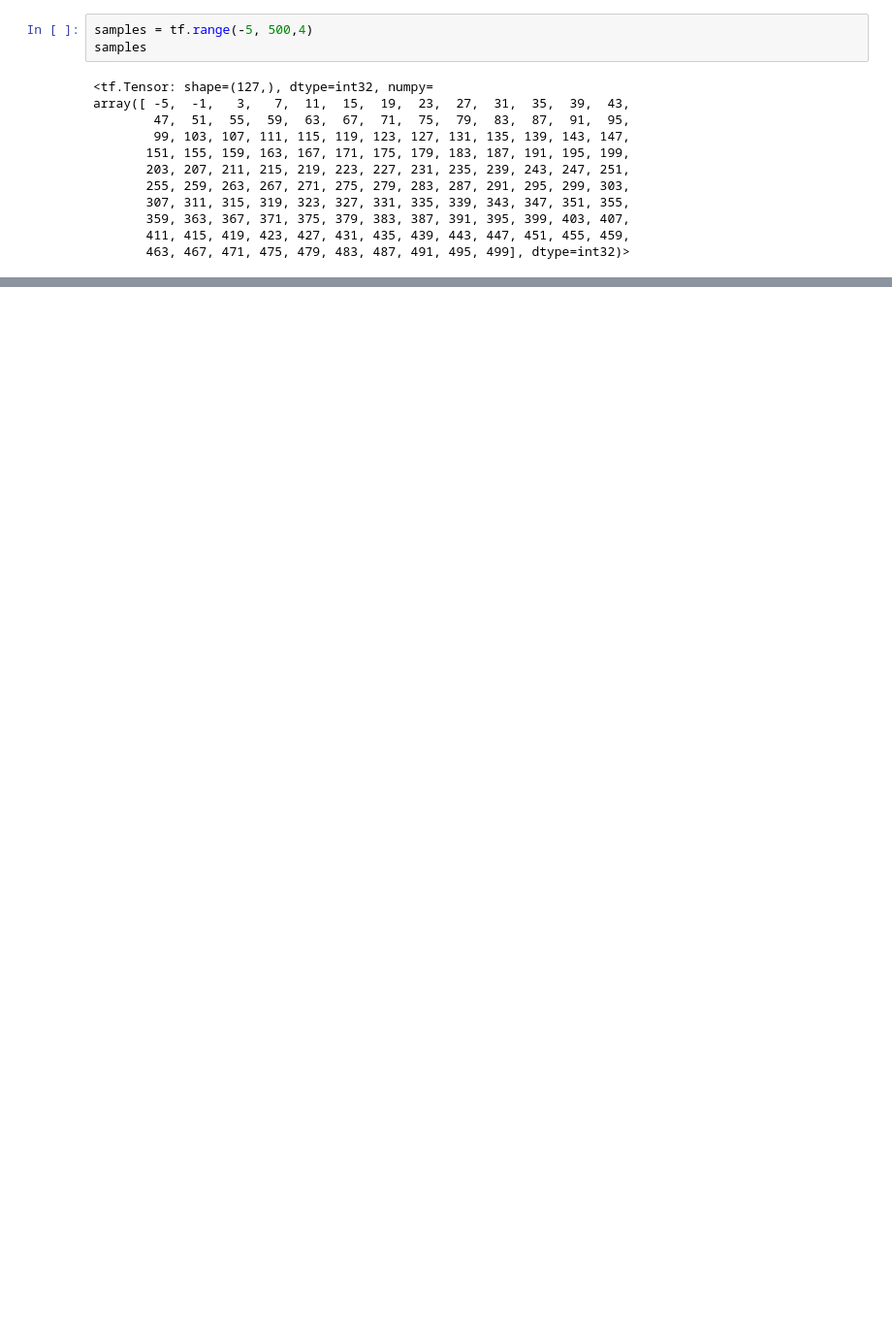
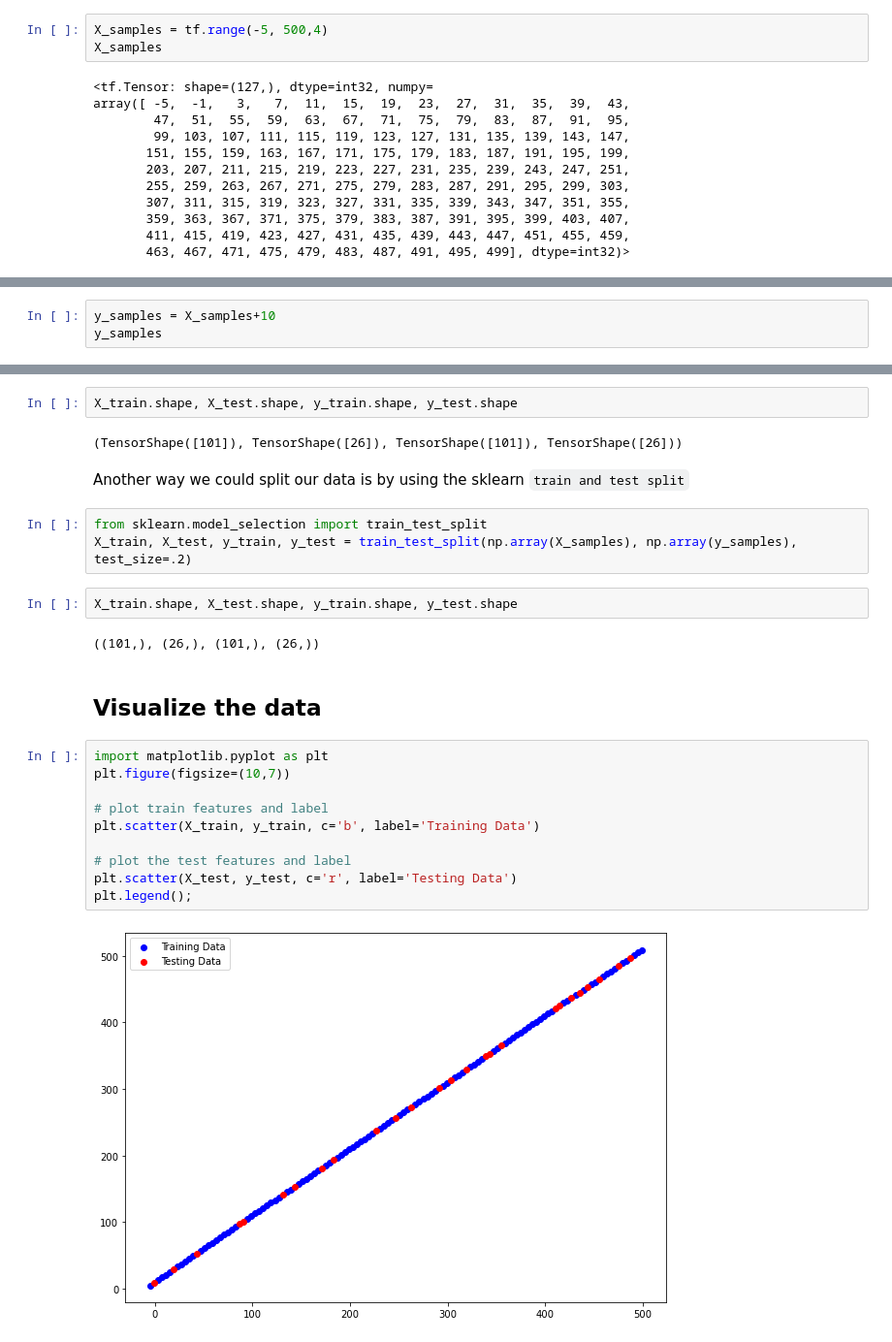
Before and after one commit to anice1/Tensorflow-Revision, a Jupyter notebook: Tensorflow Revision.ipynb, the cells around one changed output, grey strips where cells are left out. Shown at 97% size. Saved outputs shown, nothing was run; the diff lists cells and outputs as text; blank space fills up the shorter version.

```diff
--- a/Tensorflow Revision.ipynb
+++ b/Tensorflow Revision.ipynb
@@ -570,8 +570,8 @@ _________________________________________________________________
 # %% [markdown]
 ## Modelling  and Evaluation
 # %%
-samples = tf.range(-5, 500,4)
-samples
+X_samples = tf.range(-5, 500,4)
+X_samples
 # %% [output]
 <tf.Tensor: shape=(127,), dtype=int32, numpy=
 array([ -5,  -1,   3,   7,  11,  15,  19,  23,  27,  31,  35,  39,  43,
@@ -590,0 +592,3 @@ array([ -5,  -1,   3,   7,  11,  15,  19,  23,  27,  31,  35,  39,  43,
+# %%
+y_samples = X_samples+10
+y_samples
@@ -590,0 +614,27 @@ array([ -5,  -1,   3,   7,  11,  15,  19,  23,  27,  31,  35,  39,  43,
+# %%
+X_train.shape, X_test.shape, y_train.shape, y_test.shape
+# %% [output]
+(TensorShape([101]), TensorShape([26]), TensorShape([101]), TensorShape([26]))
+# %% [markdown]
+Another way we could split our data is by using the sklearn `train and test split`
+# %%
+from sklearn.model_selection import train_test_split
+X_train, X_test, y_train, y_test = train_test_split(np.array(X_samples), np.array(y_samples), test_size=.2)
+# %%
+X_train.shape, X_test.shape, y_train.shape, y_test.shape
+# %% [output]
+((101,), (26,), (101,), (26,))
+# %% [markdown]
+## Visualize the data
+# %%
+import matplotlib.pyplot as plt
+plt.figure(figsize=(10,7))
+
+# plot train features and label
+plt.scatter(X_train, y_train, c='b', label='Training Data')
+
+# plot the test features and label
+plt.scatter(X_test, y_test, c='r', label='Testing Data')
+plt.legend();
+# %% [output]
+[figure, added]
```
Also changed, not shown: parts of 29 cells of this notebook, 5 other files.
